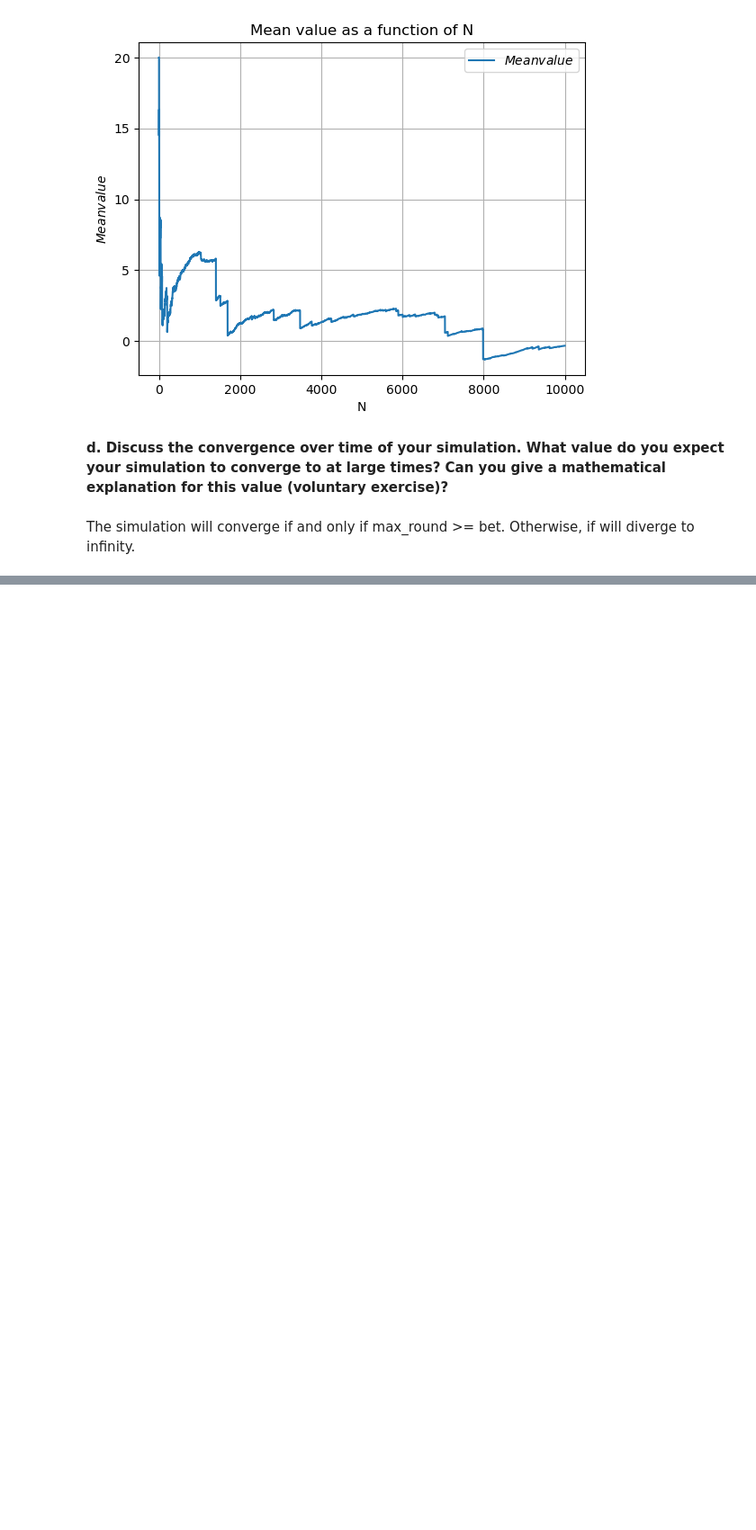
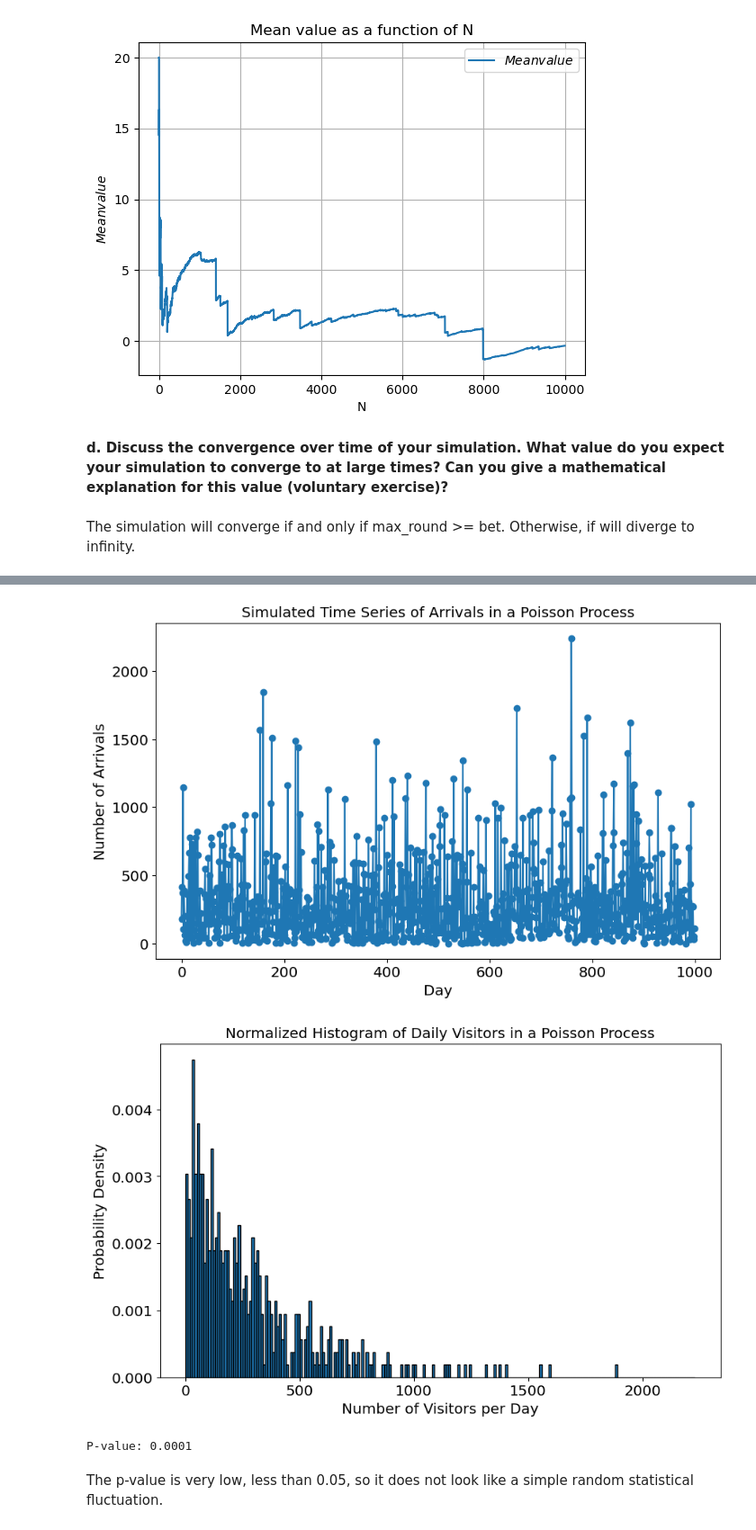
Before and after one commit to werthej/homework9a, a Jupyter notebook: homework9a.ipynb, the cells around one changed output, grey strips where cells are left out. Shown at 90% size. Cells and saved outputs as stored; diff of their text form; code cells hidden in the pictures; blank space fills up the shorter version.

```diff
--- a/homework9a.ipynb
+++ b/homework9a.ipynb
@@ -25,3 +21,16 @@ import numpy as np
+# %%
+from random import random
+from scipy.stats import poisson
+import matplotlib.pyplot as plt
+import numpy as np
+
+params = {'legend.fontsize': 'x-large',
+          'figure.figsize': (10, 6),
+         'axes.labelsize': 'x-large',
+         'axes.titlesize':'x-large',
+         'xtick.labelsize':'x-large',
+         'ytick.labelsize':'x-large'}
+plt.rcParams.update(params)
 # %%
 def play_st_petersburg_game(bet, max_rounds):
     flip_number = 0
@@ -69,0 +87,34 @@ The simulation will converge if and only if max_round >= bet. Otherwise, if will
+# %%
+
+lambdas = 300
+num_simulated_days = 1000
+
+arrivals = np.random.exponential(scale=lambdas, size=num_simulated_days)
+
+# Plot the time series of arrivals
+plt.plot(arrivals, marker='o')
+plt.xlabel('Day')
+plt.ylabel('Number of Arrivals')
+plt.title('Simulated Time Series of Arrivals in a Poisson Process')
+plt.show()
+
+# Plot the histogram of daily visitors
+plt.hist(np.diff(np.concatenate(([0], arrivals))), bins=range(0, max(arrivals.astype(int)), 10), edgecolor='black', density=True)
+plt.xlabel('Number of Visitors per Day')
+plt.ylabel('Probability Density')
+plt.title('Normalized Histogram of Daily Visitors in a Poisson Process')
+plt.show()
+# %% [output]
+[figure, added]
+[figure, added]
+# %%
+observed_visitors = 369
+poisson_cdf_value = poisson.cdf(observed_visitors - 1, mu=lambdas)
+
+p_value = 1 - poisson_cdf_value
+
+print(f"P-value: {p_value:.4f}")
+# %% [output]
+P-value: 0.0001
+# %% [markdown]
+The p-value is very low, less than 0.05, so it does not look like a simple random statistical fluctuation.
```
Also changed, not shown: parts of 2 cells of this notebook.
